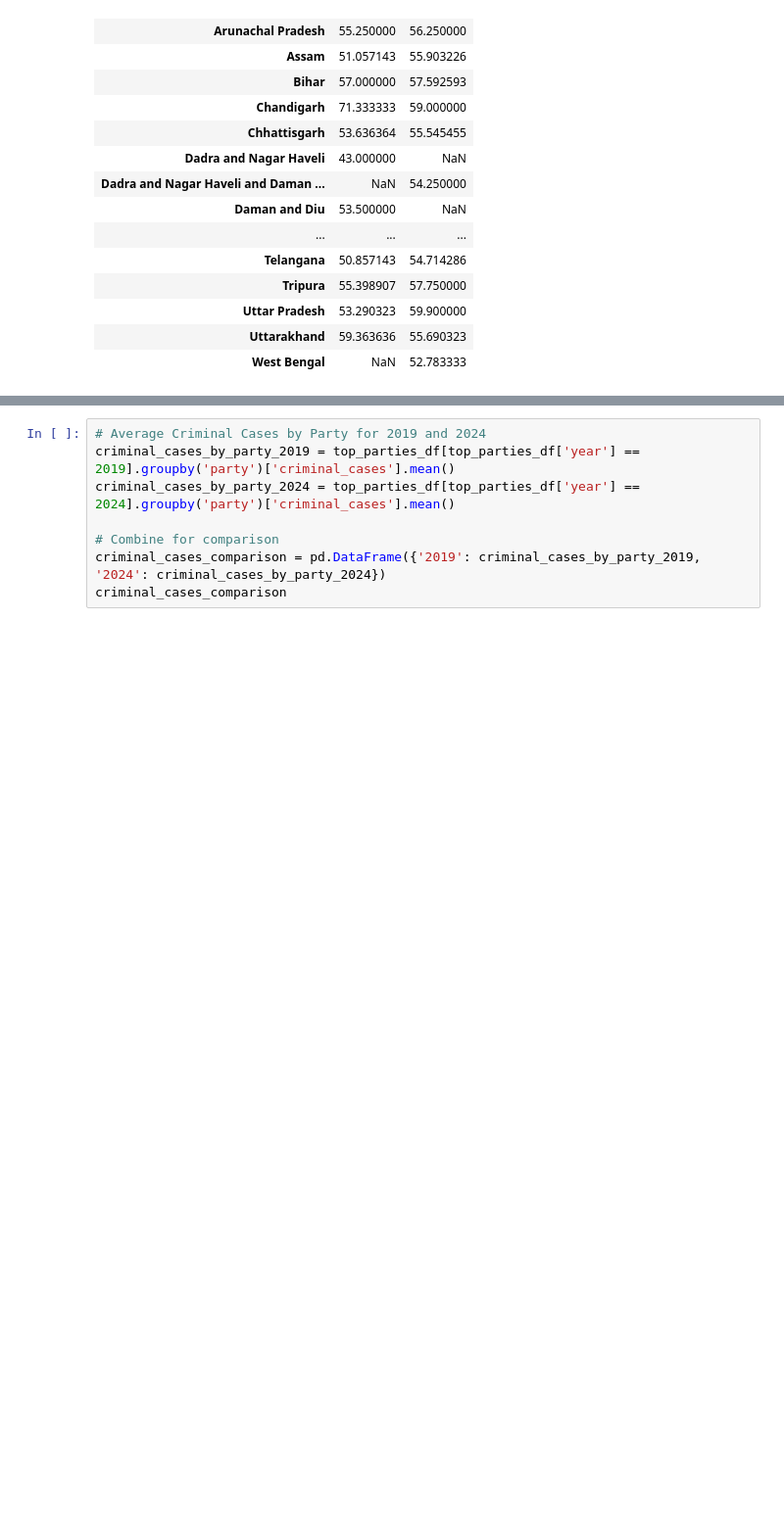
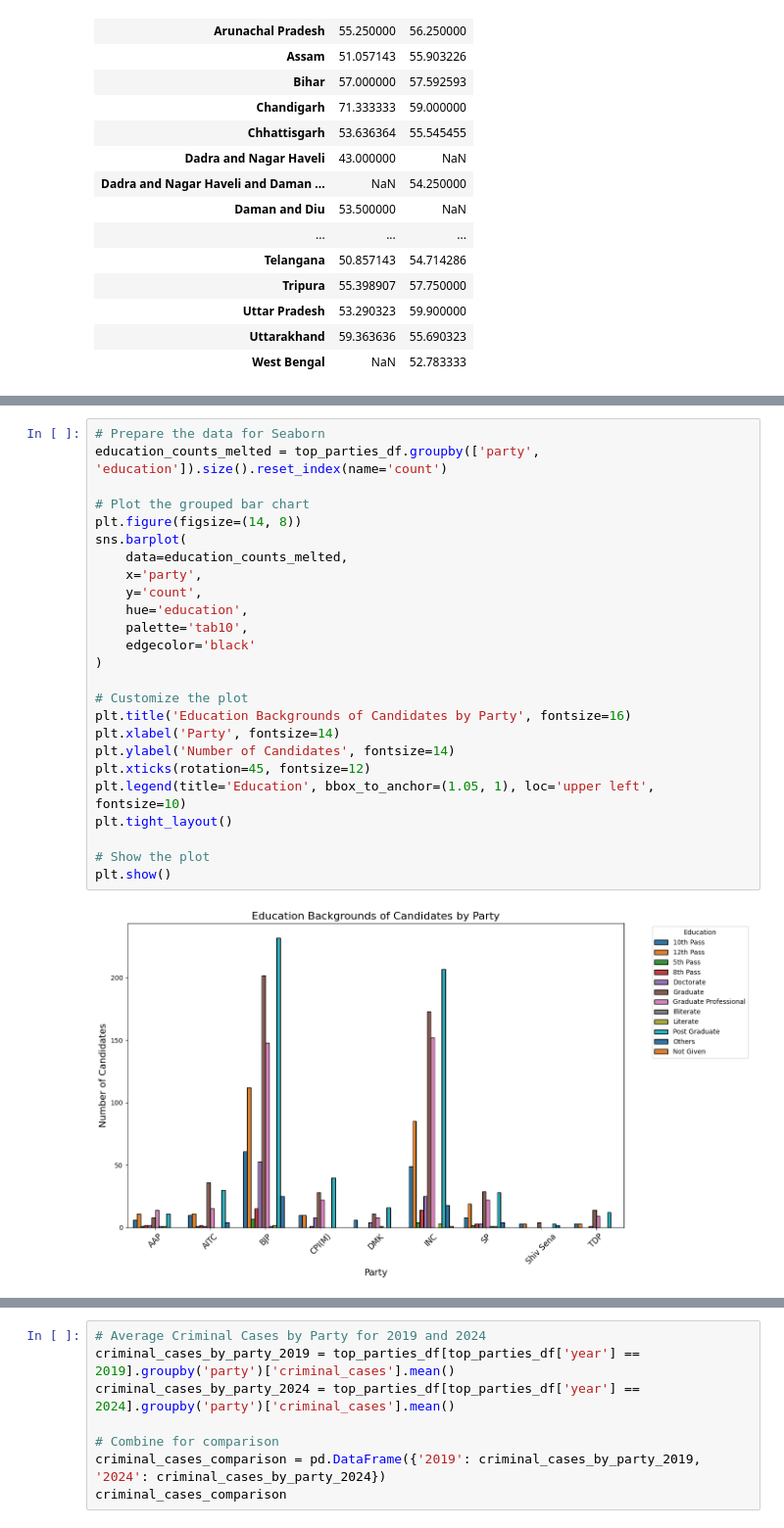
Before and after one commit to ujjwaltyagi2000/manthan, a Jupyter notebook: notebooks/5-eda.ipynb, the cells around one changed output, grey strips where cells are left out. Shown at 98% size. Cells and saved outputs as stored; diff of their text form; blank space fills up the shorter version.

```diff
--- a/notebooks/5-eda.ipynb
+++ b/notebooks/5-eda.ipynb
@@ -454,0 +822,27 @@ avg_age_by_state
+# %%
+# Prepare the data for Seaborn
+education_counts_melted = top_parties_df.groupby(['party', 'education']).size().reset_index(name='count')
+
+# Plot the grouped bar chart
+plt.figure(figsize=(14, 8))
+sns.barplot(
+    data=education_counts_melted,
+    x='party',
+    y='count',
+    hue='education',
+    palette='tab10',
+    edgecolor='black'
+)
+
+# Customize the plot
+plt.title('Education Backgrounds of Candidates by Party', fontsize=16)
+plt.xlabel('Party', fontsize=14)
+plt.ylabel('Number of Candidates', fontsize=14)
+plt.xticks(rotation=45, fontsize=12)
+plt.legend(title='Education', bbox_to_anchor=(1.05, 1), loc='upper left', fontsize=10)
+plt.tight_layout()
+
+# Show the plot
+plt.show()
+# %% [output]
+[figure, added]
```
Also changed, not shown: parts of 116 cells of this notebook, 2 other files.
